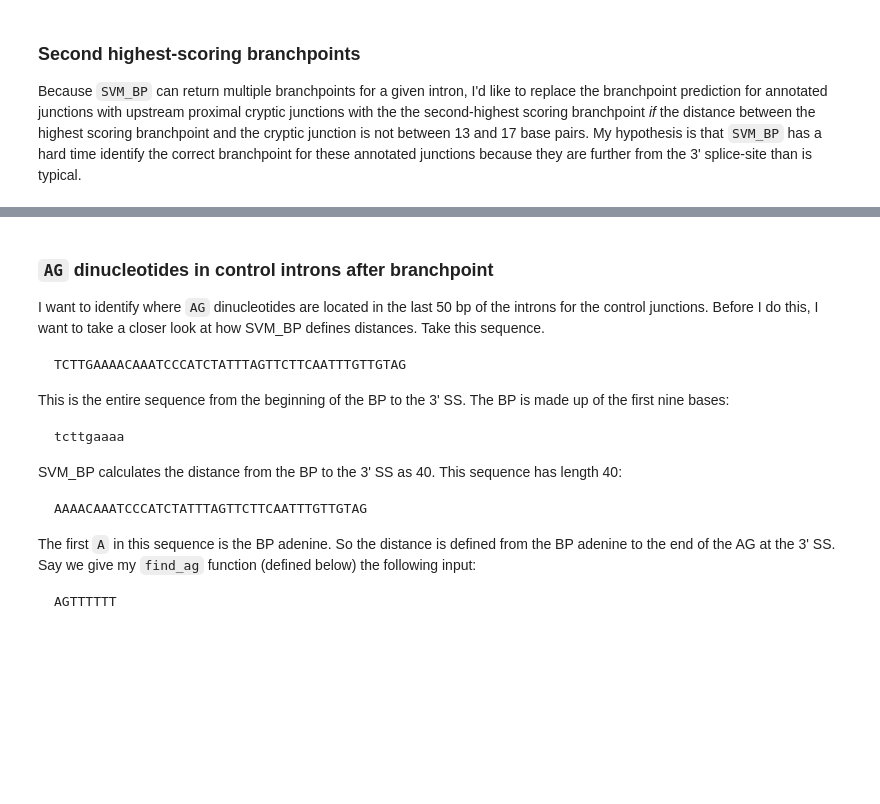
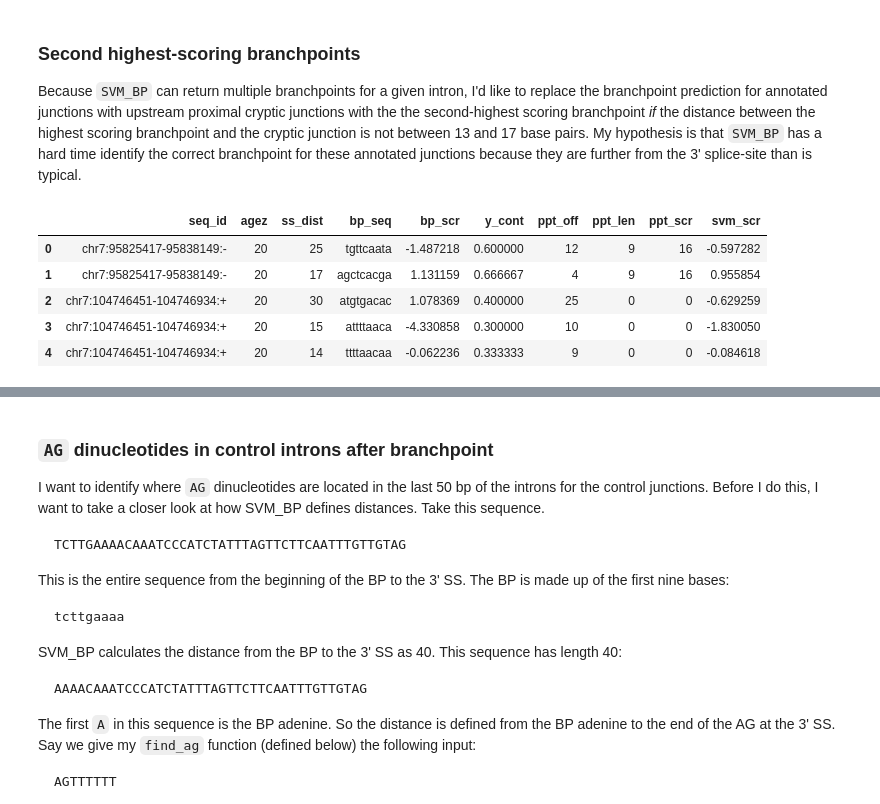
Before and after one commit to cdeboever3/deboever-sf3b1-2015, a Jupyter notebook: notebooks/branchpoint_analysis.ipynb, the cells around one changed output, grey strips where cells are left out. Cells and saved outputs as stored; diff of their text form; code cells hidden in the pictures; blank space fills up the shorter version.

```diff
--- a/notebooks/branchpoint_analysis.ipynb
+++ b/notebooks/branchpoint_analysis.ipynb
@@ -408,3 +408,12 @@ not between 13 and 17 base pairs. My hypothesis is that
 `SVM_BP` has a hard time identify the correct branchpoint
 for these annotated junctions because they are further
 from the 3' splice-site than is typical.
+# %%
+distal_all_bp.head()
+# %% [output]
+|  | seq_id | agez | ss_dist | bp_seq | bp_scr | y_cont | ppt_off | ppt_len | ppt_scr | svm_scr |
+| 0 | chr7:95825417-95838149:- | 20 | 25 | tgttcaata | -1.487218 | 0.600000 | 12 | 9 | 16 | -0.597282 |
+| 1 | chr7:95825417-95838149:- | 20 | 17 | agctcacga | 1.131159 | 0.666667 | 4 | 9 | 16 | 0.955854 |
+| 2 | chr7:104746451-104746934:+ | 20 | 30 | atgtgacac | 1.078369 | 0.400000 | 25 | 0 | 0 | -0.629259 |
+| 3 | chr7:104746451-104746934:+ | 20 | 15 | attttaaca | -4.330858 | 0.300000 | 10 | 0 | 0 | -1.830050 |
+| 4 | chr7:104746451-104746934:+ | 20 | 14 | ttttaacaa | -0.062236 | 0.333333 | 9 | 0 | 0 | -0.084618 |
```
Also changed, not shown: parts of 1 cell of this notebook, 2 other files.
